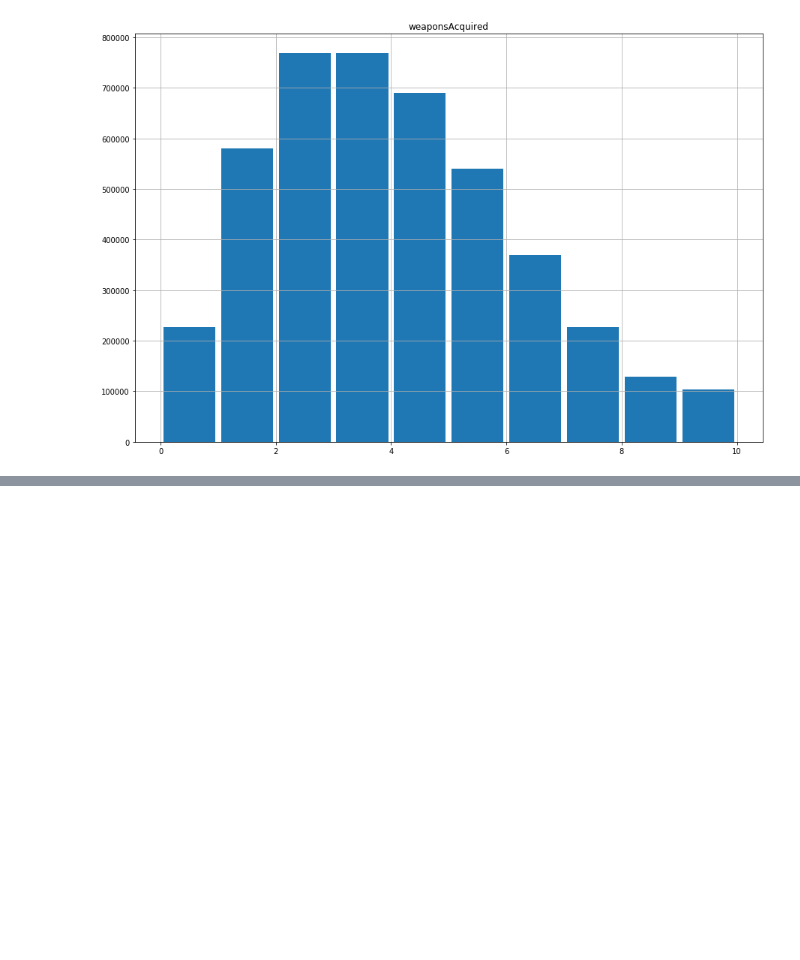
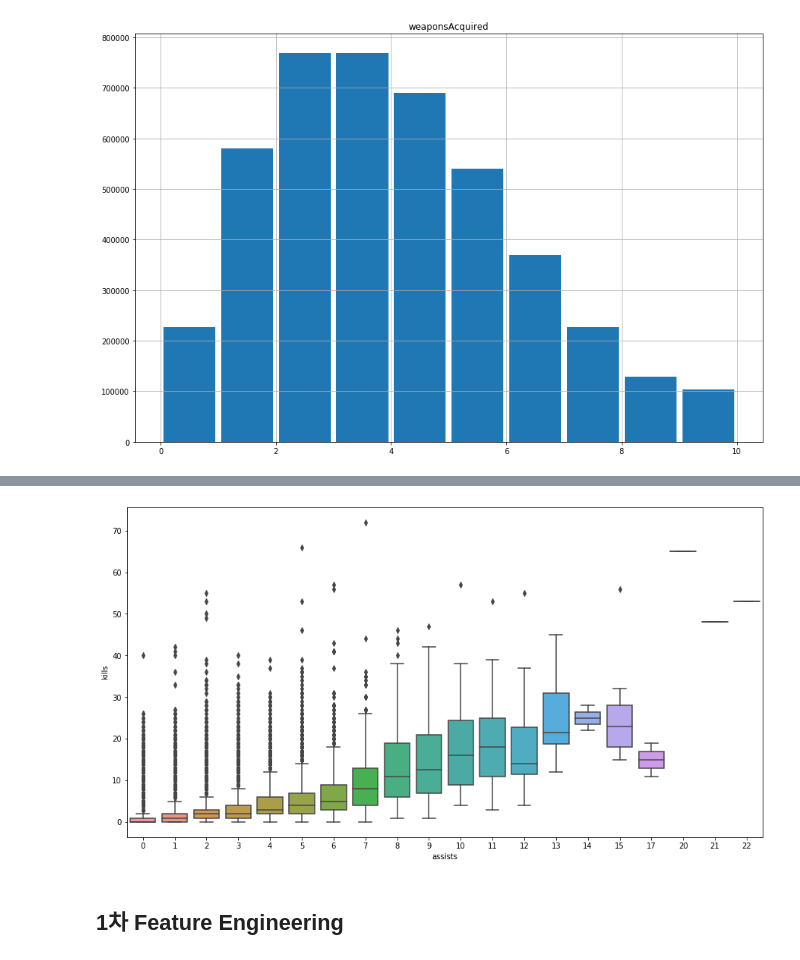
Before and after one commit to shjas94/SMU_ML, a Jupyter notebook: smu_ml.ipynb, the cells around one changed output, grey strips where cells are left out. Saved outputs shown, nothing was run; the diff lists cells and outputs as text; code cells hidden in the pictures; blank space fills up the shorter version.

Commit message:
feature engineering1

```diff
--- a/smu_ml.ipynb
+++ b/smu_ml.ipynb
@@ -292,0 +307,10 @@ plt.show()
+# %%
+plt.figure(figsize=(15,8))
+ax1 = sns.boxplot(x='assists', y='kills', data=train)
+ax.set_title('assists & kills')
+plt.show()
+# 이쪽도 연관성은 있어 보임
+# %% [output]
+[figure, added]
+# %% [markdown]
+## 1차 Feature Engineering
```
Also changed, not shown: parts of 13 cells of this notebook, 1 other file.
